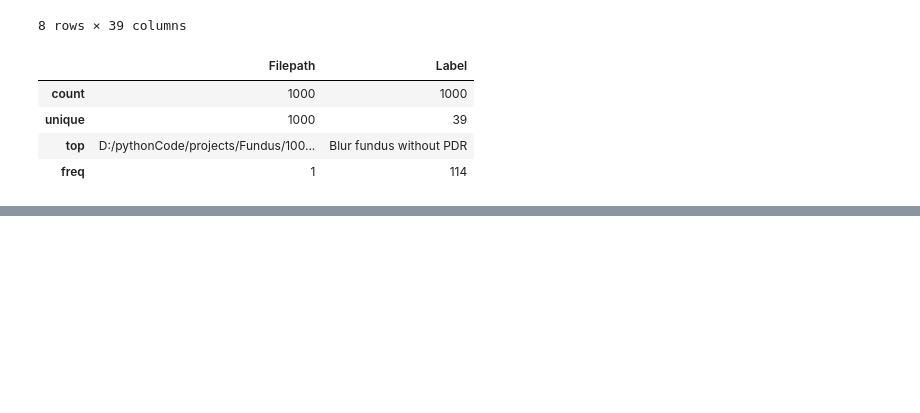
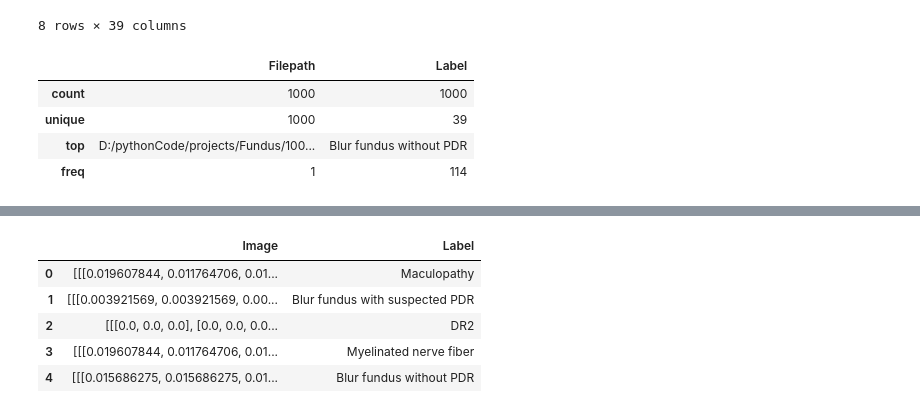
Before and after one commit to charcode123/Fundus-image-up-sampling, a Jupyter notebook: Datapreprocessing.ipynb, the cells around one changed output, grey strips where cells are left out. Cells and saved outputs as stored; diff of their text form; code cells hidden in the pictures; blank space fills up the shorter version.

```diff
--- a/Datapreprocessing.ipynb
+++ b/Datapreprocessing.ipynb
@@ -175,0 +175,9 @@ for i in range(len(data)):
+# %%
+data.head()
+# %% [output]
+|  | Image | Label |
+| 0 | [[[0.019607844, 0.011764706, 0.01... | Maculopathy |
+| 1 | [[[0.003921569, 0.003921569, 0.00... | Blur fundus with suspected PDR |
+| 2 | [[[0.0, 0.0, 0.0], [0.0, 0.0, 0.0... | DR2 |
+| 3 | [[[0.019607844, 0.011764706, 0.01... | Myelinated nerve fiber |
+| 4 | [[[0.015686275, 0.015686275, 0.01... | Blur fundus without PDR |
```
Also changed, not shown: parts of 5 cells of this notebook, 1 other file.
